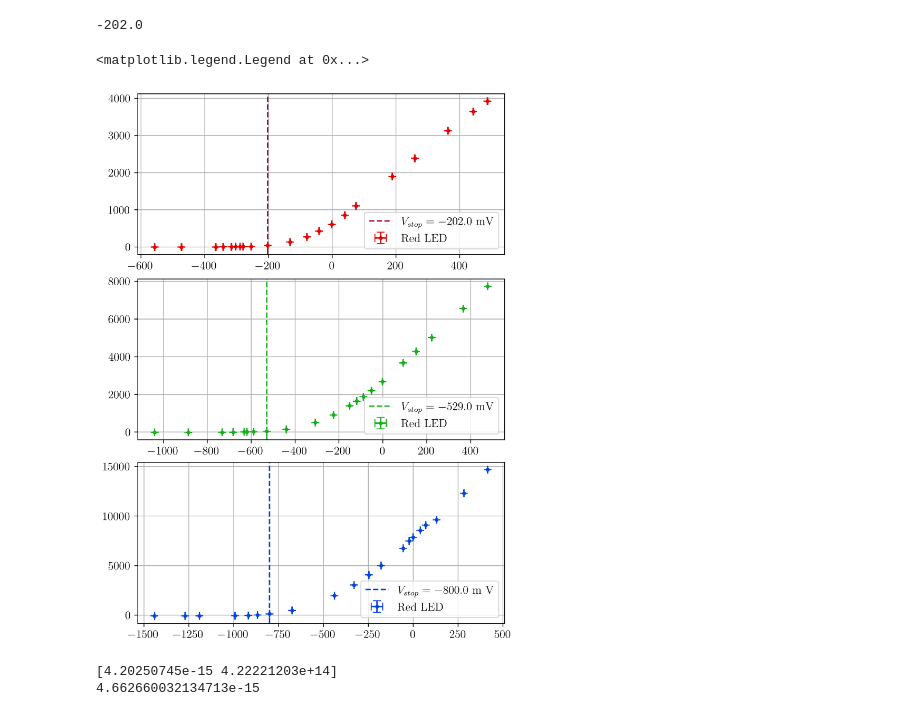
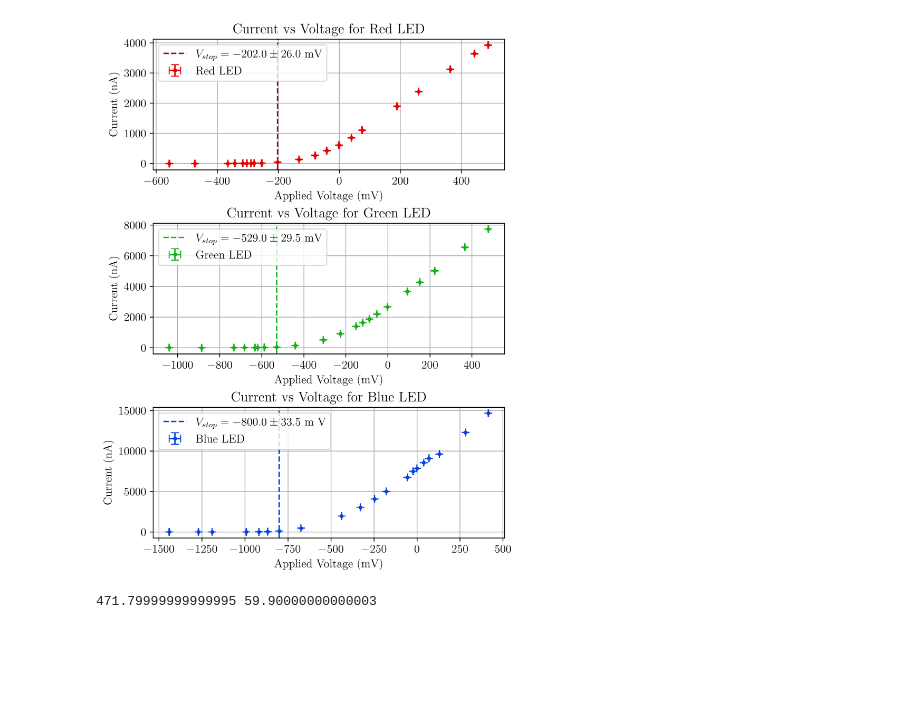
Before and after one commit to mlumminger/Physics-5CL, a Jupyter notebook: Lab 4/lab4_exp3.ipynb, the cells around one changed output. Drawn from its saved outputs; the diff is of its cells as text; code cells hidden in the pictures; blank space fills up the shorter version.

```diff
--- a/Lab 4/lab4_exp3.ipynb
+++ b/Lab 4/lab4_exp3.ipynb
@@ -177,57 +190,79 @@ blue_current_err = np.full(len(blue_currents), 3)
 # %%
-#red_V_stop = red_voltages[np.abs(red_currents - ).argmin()]
 
 slope_cutoff = 0.15
 
-red_V_stop = red_voltages[np.argmax(np.gradient(red_currents, red_voltages) < slope_cutoff*np.max(np.gradient(red_currents, red_voltages)))]
+red_idx = np.argmax(np.gradient(red_currents, red_voltages) < slope_cutoff*np.max(np.gradient(red_currents, red_voltages))).item()
+red_V_stop = red_voltages[red_idx]
 
-green_V_stop = green_voltages[np.argmax(np.gradient(green_currents, green_voltages) < slope_cutoff*np.max(np.gradient(green_currents, green_voltages)))]
+red_V_stop_err = min(abs(red_voltages[red_idx] - red_voltages[red_idx - 1]), abs(red_voltages[red_idx] - red_voltages[red_idx + 1])) / 2
 
-blue_V_stop = blue_voltages[np.argmax(np.gradient(blue_currents, blue_voltages) < slope_cutoff*np.max(np.gradient(blue_currents, blue_voltages)))]
+green_idx = np.argmax(np.gradient(green_currents, green_voltages) < slope_cutoff*np.max(np.gradient(green_currents, green_voltages))).item()
+green_V_stop = green_voltages[green_idx]
 
+green_V_stop_err = min(abs(green_voltages[green_idx] - green_voltages[green_idx - 1]), abs(green_voltages[green_idx] - green_voltages[green_idx + 1])) / 2
 
-print(red_V_stop)
+blue_idx = np.argmax(np.gradient(blue_currents, blue_voltages) < slope_cutoff*np.max(np.gradient(blue_currents, blue_voltages))).item()
+blue_V_stop = blue_voltages[blue_idx]
+blue_V_stop_err = min(abs(blue_voltages[blue_idx] - blue_voltages[blue_idx - 1]), abs(blue_voltages[blue_idx] - blue_voltages[blue_idx + 1])) / 2
-# %% [output]
--202.0
 # %%
 IV_fig, IV_axs = plt.subplots(3, figsize=(6, 8), layout="constrained")
 
 IV_axs[0].grid()
 IV_axs[1].grid()
 IV_axs[2].grid()
 
 
+#IV_axs[1].plot(np.linspace(green_voltages.min(), green_voltages.max(), 200), IV_func(np.linspace(green_voltages.min(), green_voltages.max(), 200), *popt_IV_G))
+
 IV_axs[0].errorbar(red_voltages, red_currents, red_current_err, red_voltage_err, fmt = 'o', markersize = 3, capsize = 4, color = 'xkcd:red', zorder=10, label = "Red LED")
-IV_axs[1].errorbar(green_voltages, green_currents, green_current_err, green_voltage_err, fmt = 'o', markersize = 3, capsize = 4, color = 'xkcd:green', zorder=10, label = "Red LED")
-IV_axs[2].errorbar(blue_voltages, blue_currents, blue_current_err, blue_voltage_err, fmt = 'o', markersize = 3, capsize = 4, color = 'xkcd:blue', zorder=10, label = "Red LED")
+IV_axs[1].errorbar(green_voltages, green_currents, green_current_err, green_voltage_err, fmt = 'o', markersize = 3, capsize = 4, color = 'xkcd:green', zorder=10, label = "Green LED")
+IV_axs[2].errorbar(blue_voltages, blue_currents, blue_current_err, blue_voltage_err, fmt = 'o', markersize = 3, capsize = 4, color = 'xkcd:blue', zorder=10, label = "Blue LED")
 
 
-IV_axs[0].axvline(red_V_stop, color = 'xkcd:cranberry', linestyle="dashed",label=rf"$V_{{stop}} = {red_V_stop}$ mV")
-IV_axs[1].axvline(green_V_stop, color = 'xkcd:green', linestyle="dashed",label=rf"$V_{{stop}} = {green_V_stop}$ mV")
-IV_axs[2].axvline(blue_V_stop, color = 'xkcd:blue', linestyle="dashed",label=rf"$V_{{stop}} = {blue_V_stop}$ m  V")
+IV_axs[0].axvline(red_V_stop, color = 'xkcd:cranberry', linestyle="dashed",label=rf"$V_{{stop}} = {red_V_stop:0.1f} \pm {red_V_stop_err:0.1f}$ mV")
+IV_axs[1].axvline(green_V_stop, color = 'xkcd:green', linestyle="dashed",label=rf"$V_{{stop}} = {green_V_stop:0.1f} \pm {green_V_stop_err:0.1f}$ mV")
+IV_axs[2].axvline(blue_V_stop, color = 'xkcd:blue', linestyle="dashed",label=rf"$V_{{stop}} = {blue_V_stop:0.1f} \pm {blue_V_stop_err:0.1f}$ m  V")
 
 
 IV_axs[0].legend()
 IV_axs[1].legend()
 IV_axs[2].legend()
+
+IV_axs[0].set_xlabel("Applied Voltage (mV)")
+IV_axs[0].set_ylabel("Current (nA)")
+IV_axs[1].set_xlabel("Applied Voltage (mV)")
+IV_axs[1].set_ylabel("Current (nA)")
+IV_axs[2].set_xlabel("Applied Voltage (mV)")
+IV_axs[2].set_ylabel("Current (nA)")
+
+
+IV_axs[0].set_title("Current vs Voltage for Red LED")
+IV_axs[1].set_title("Current vs Voltage for Green LED")
+IV_axs[2].set_title("Current vs Voltage for Blue LED")
+
+
+IV_fig.savefig("plots/led_IV_curves.png", dpi=300)
 # %% [output]
-<matplotlib.legend.Legend at 0x...>
-[figure, old version]
+[figure, new version]
 # %%
-red_wavelength_min = 598.6e-9
-red_wavelength_max = 638.2e-9
+red_wavelength_min = 586.1e-9
+red_wavelength_max = 625.1e-9
 red_wavelength = (red_wavelength_max + red_wavelength_min) / 2
 red_wavelength_err = (red_wavelength_max - red_wavelength_min) / 2
 
-green_wavelength_min = 492.2e-9
-green_wavelength_max = 645.6e-9
+green_wavelength_min = 480.5e-9
+green_wavelength_max = 634.4e-9
 green_wavelength = (green_wavelength_max + green_wavelength_min) / 2
 green_wavelength_err = (green_wavelength_max - green_wavelength_min) / 2
 
-blue_wavelength_min = 433.5e-9
-blue_wavelength_max = 534.8e-9
+blue_wavelength_min = 411.9e-9
+blue_wavelength_max = 531.7e-9
 blue_wavelength = (blue_wavelength_max + blue_wavelength_min) / 2
 blue_wavelength_err = (blue_wavelength_max - blue_wavelength_min) / 2
+
+print(blue_wavelength*1e9, blue_wavelength_err*1e9)
+# %% [output]
+471.79999999999995 59.90000000000003
 # %%
 def fit_curve(x, m, x0):
     return m*(x - x0)
@@ -239,7 +274,7 @@ freqs = c / wavelengths
 freqs_err = wavelengths_err * c / (wavelengths**2)
 
 K_max = np.abs(np.array([red_V_stop, green_V_stop, blue_V_stop])) * 1e-3
-K_max_err = np.ones(len(K_max)) * 0
+K_max_err = np.array([red_V_stop_err, green_V_stop_err, blue_V_stop_err]) * 1e-3
 
 popt_naive, pcov_naive = scipy.optimize.curve_fit(fit_curve, freqs, K_max, p0 = (4e-15, 5e14))
 
@@ -250,11 +285,8 @@ popt, pcov = scipy.optimize.curve_fit(fit_curve, freqs, K_max, sigma = equiv_err
 slope = popt[0]
 f0 = popt[1]
 
-print(popt_naive)
-print(slope)
+slope_err = np.sqrt(pcov[0][0])
+f0_err = np.sqrt(pcov[1][1])
-# %% [output]
-[4.20250745e-15 4.22221203e+14]
-4.662660032134713e-15
 # %%
 
 
```
Also changed, not shown: parts of 4 cells of this notebook, 7 other files.
